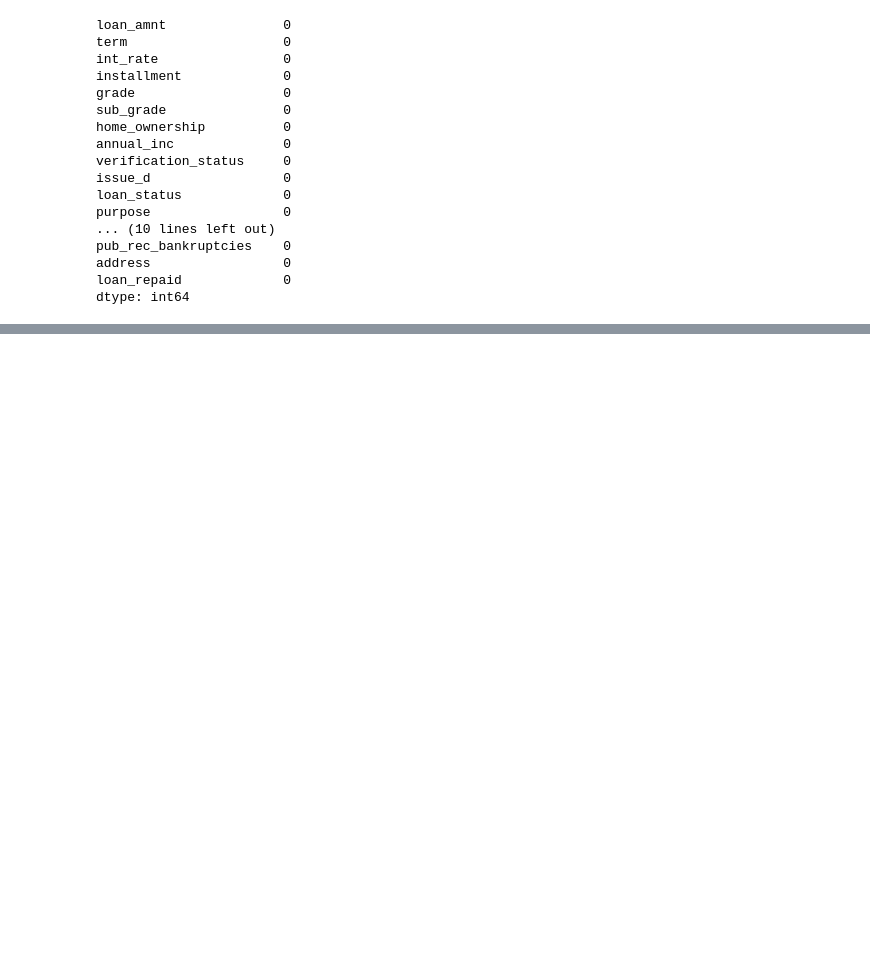
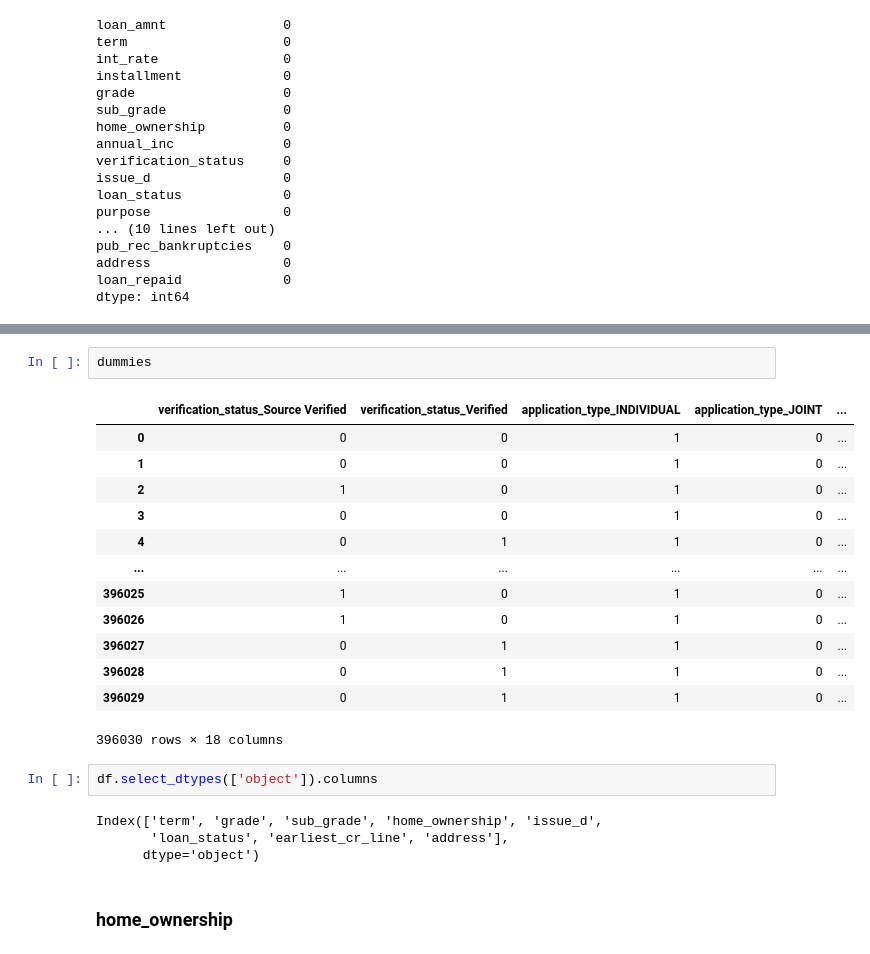
Before and after one commit to emirhanlatif/Deep_Learning_101, a Jupyter notebook: 03_Basic_Artificial_Neural_Networks/03_keras_project_exercise.ipynb, the cells around one changed output, grey strips where cells are left out. Cells and saved outputs as stored; diff of their text form; blank space fills up the shorter version.

```diff
--- a/03_Basic_Artificial_Neural_Networks/03_keras_project_exercise.ipynb
+++ b/03_Basic_Artificial_Neural_Networks/03_keras_project_exercise.ipynb
@@ -533,0 +593,24 @@ dtype: int64
+# %%
+dummies
+# %% [output]
+|  | verification_status_Source Verified | verification_status_Verified | application_type_INDIVIDUAL | application_type_JOINT | ... |
+| 0 | 0 | 0 | 1 | 0 | ... |
+| 1 | 0 | 0 | 1 | 0 | ... |
+| 2 | 1 | 0 | 1 | 0 | ... |
+| 3 | 0 | 0 | 1 | 0 | ... |
+| 4 | 0 | 1 | 1 | 0 | ... |
+| ... | ... | ... | ... | ... | ... |
+| 396025 | 1 | 0 | 1 | 0 | ... |
+| 396026 | 1 | 0 | 1 | 0 | ... |
+| 396027 | 0 | 1 | 1 | 0 | ... |
+| 396028 | 0 | 1 | 1 | 0 | ... |
+| 396029 | 0 | 1 | 1 | 0 | ... |
+396030 rows × 18 columns
+# %%
+df.select_dtypes(['object']).columns
+# %% [output]
+Index(['term', 'grade', 'sub_grade', 'home_ownership', 'issue_d',
+       'loan_status', 'earliest_cr_line', 'address'],
+      dtype='object')
+# %% [markdown]
+### home_ownership
```
Also changed, not shown: parts of 52 cells of this notebook, 1 other file.
